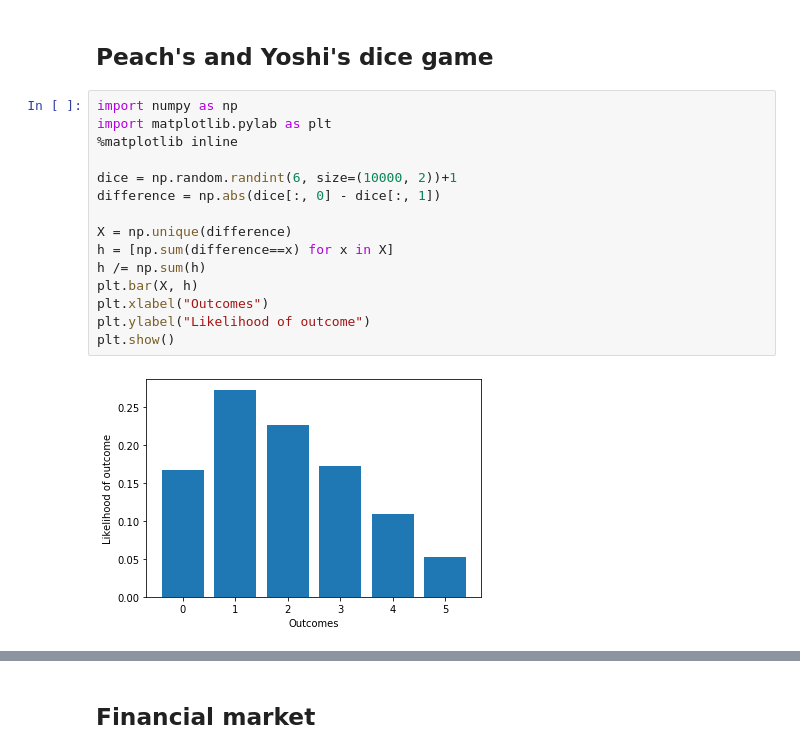
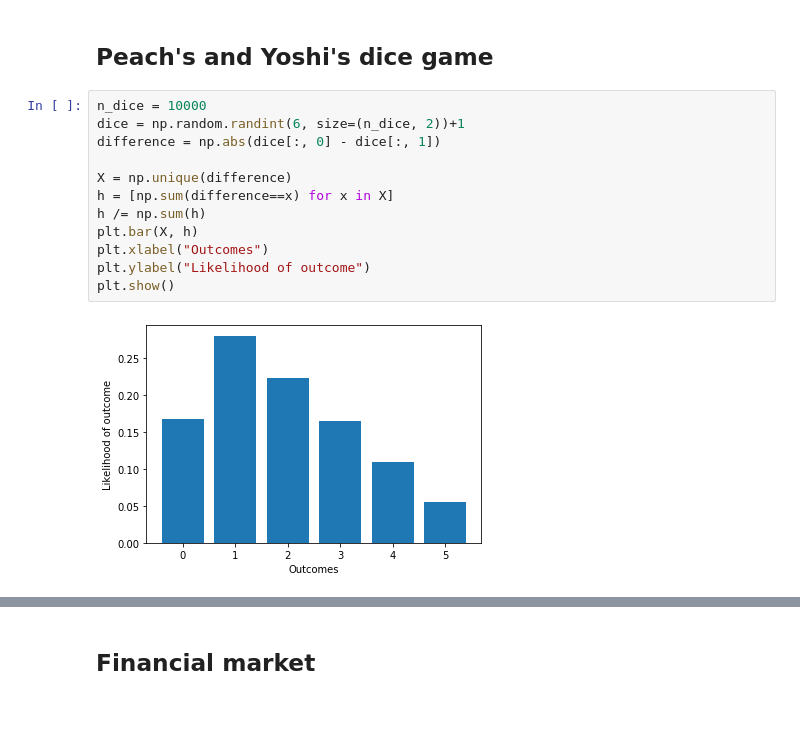
Before and after one commit to fredrikwahlberg/5LN445, a Jupyter notebook: L01 - Lab simulations.ipynb, the cells around one changed output, grey strips where cells are left out. Cells and saved outputs as stored; diff of their text form; blank space fills up the shorter version.

```diff
--- a/L01 - Lab simulations.ipynb
+++ b/L01 - Lab simulations.ipynb
@@ -41,19 +41,16 @@ for n in range(n_samples):
 # %% [markdown]
 ## Peach's and Yoshi's dice game
 # %%
-import numpy as np
-import matplotlib.pylab as plt
-%matplotlib inline
-
-dice = np.random.randint(6, size=(10000, 2))+1
+n_dice = 10000
+dice = np.random.randint(6, size=(n_dice, 2))+1
 difference = np.abs(dice[:, 0] - dice[:, 1])
 
 X = np.unique(difference)
 h = [np.sum(difference==x) for x in X]
 h /= np.sum(h)
 plt.bar(X, h)
 plt.xlabel("Outcomes")
 plt.ylabel("Likelihood of outcome")
 plt.show()
 # %% [output]
-[figure, old version]
+[figure, new version]
```
Also changed, not shown: parts of 10 cells of this notebook.
